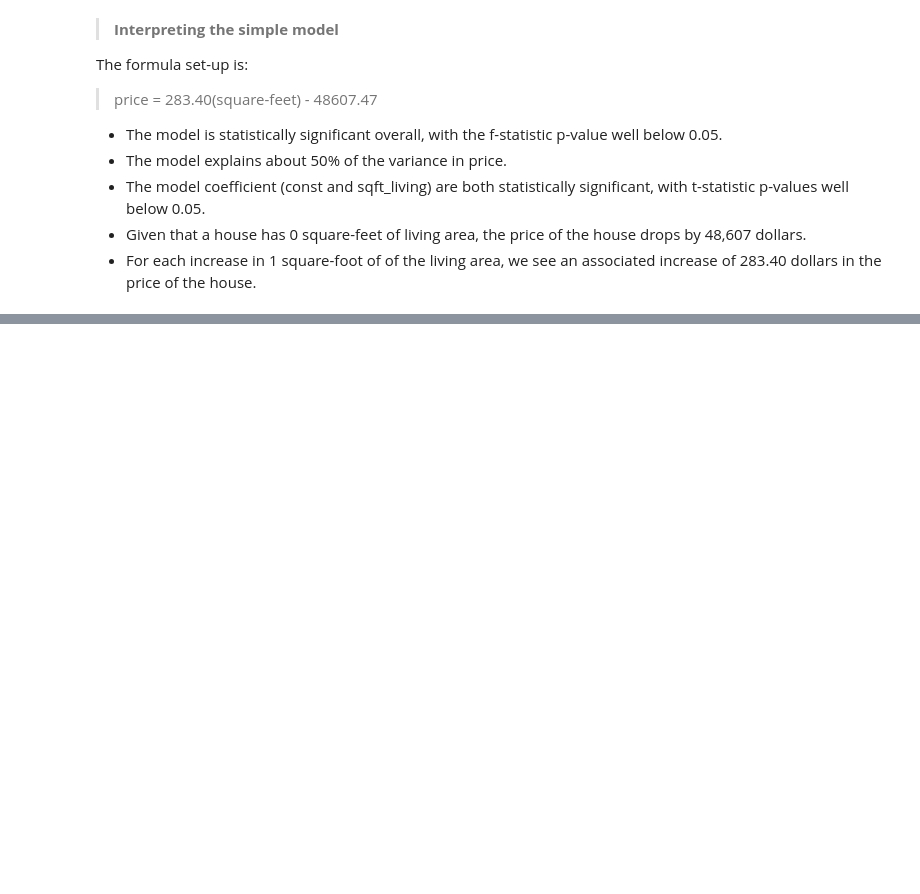
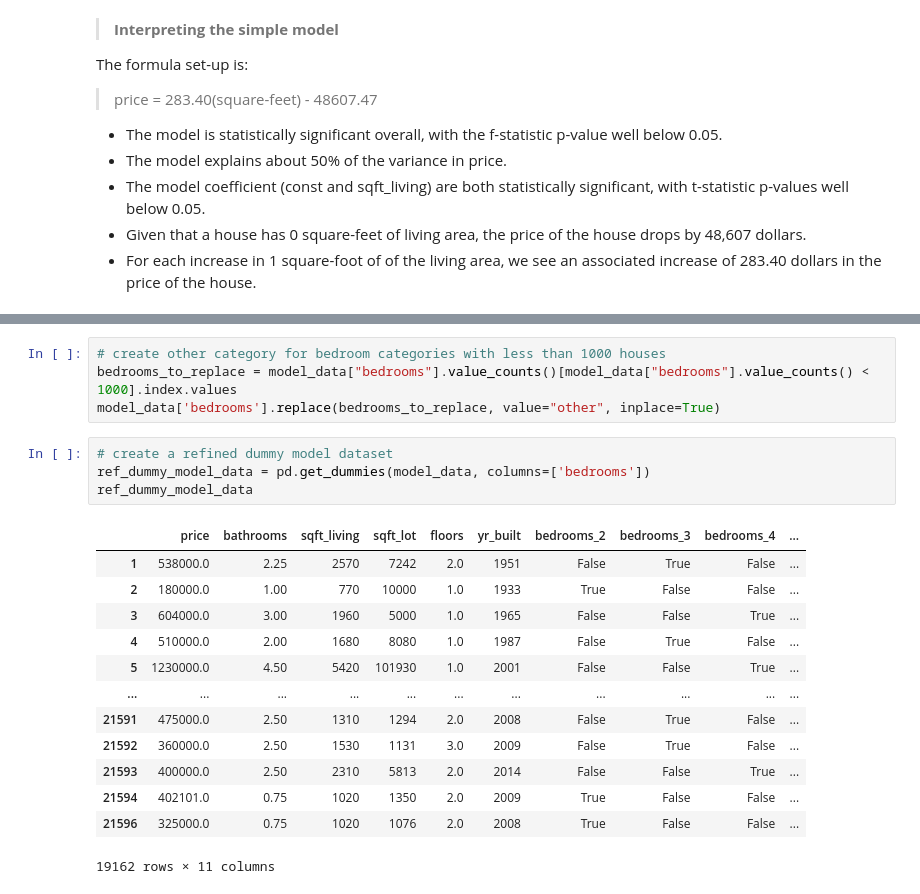
Before and after one commit to ngeny-brian/Phase-2-project, a Jupyter notebook: student.ipynb, the cells around one changed output, grey strips where cells are left out. Drawn from its saved outputs; the diff is of its cells as text; blank space fills up the shorter version.

```diff
--- a/student.ipynb
+++ b/student.ipynb
@@ -517,0 +558,22 @@ The formula set-up is:<br>
+# %%
+# create other category for bedroom categories with less than 1000 houses
+bedrooms_to_replace = model_data["bedrooms"].value_counts()[model_data["bedrooms"].value_counts() < 1000].index.values
+model_data['bedrooms'].replace(bedrooms_to_replace, value="other", inplace=True)
+# %%
+# create a refined dummy model dataset
+ref_dummy_model_data = pd.get_dummies(model_data, columns=['bedrooms'])
+ref_dummy_model_data
+# %% [output]
+|  | price | bathrooms | sqft_living | sqft_lot | floors | yr_built | bedrooms_2 | bedrooms_3 | bedrooms_4 | ... |
+| 1 | 538000.0 | 2.25 | 2570 | 7242 | 2.0 | 1951 | False | True | False | ... |
+| 2 | 180000.0 | 1.00 | 770 | 10000 | 1.0 | 1933 | True | False | False | ... |
+| 3 | 604000.0 | 3.00 | 1960 | 5000 | 1.0 | 1965 | False | False | True | ... |
+| 4 | 510000.0 | 2.00 | 1680 | 8080 | 1.0 | 1987 | False | True | False | ... |
+| 5 | 1230000.0 | 4.50 | 5420 | 101930 | 1.0 | 2001 | False | False | True | ... |
+| ... | ... | ... | ... | ... | ... | ... | ... | ... | ... | ... |
+| 21591 | 475000.0 | 2.50 | 1310 | 1294 | 2.0 | 2008 | False | True | False | ... |
+| 21592 | 360000.0 | 2.50 | 1530 | 1131 | 3.0 | 2009 | False | True | False | ... |
+| 21593 | 400000.0 | 2.50 | 2310 | 5813 | 2.0 | 2014 | False | False | True | ... |
+| 21594 | 402101.0 | 0.75 | 1020 | 1350 | 2.0 | 2009 | True | False | False | ... |
+| 21596 | 325000.0 | 0.75 | 1020 | 1076 | 2.0 | 2008 | True | False | False | ... |
+19162 rows × 11 columns
```
Also changed, not shown: parts of 16 cells of this notebook.
